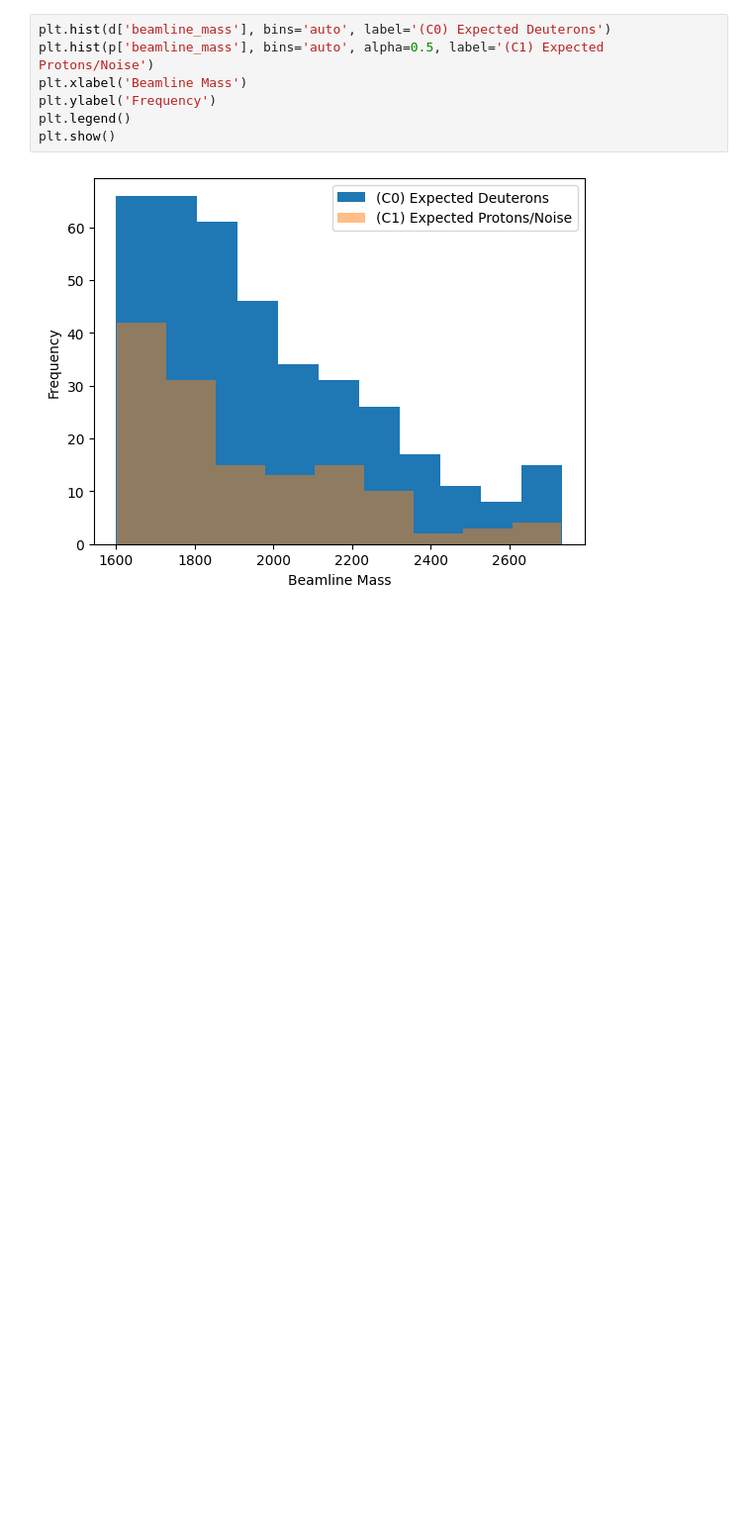
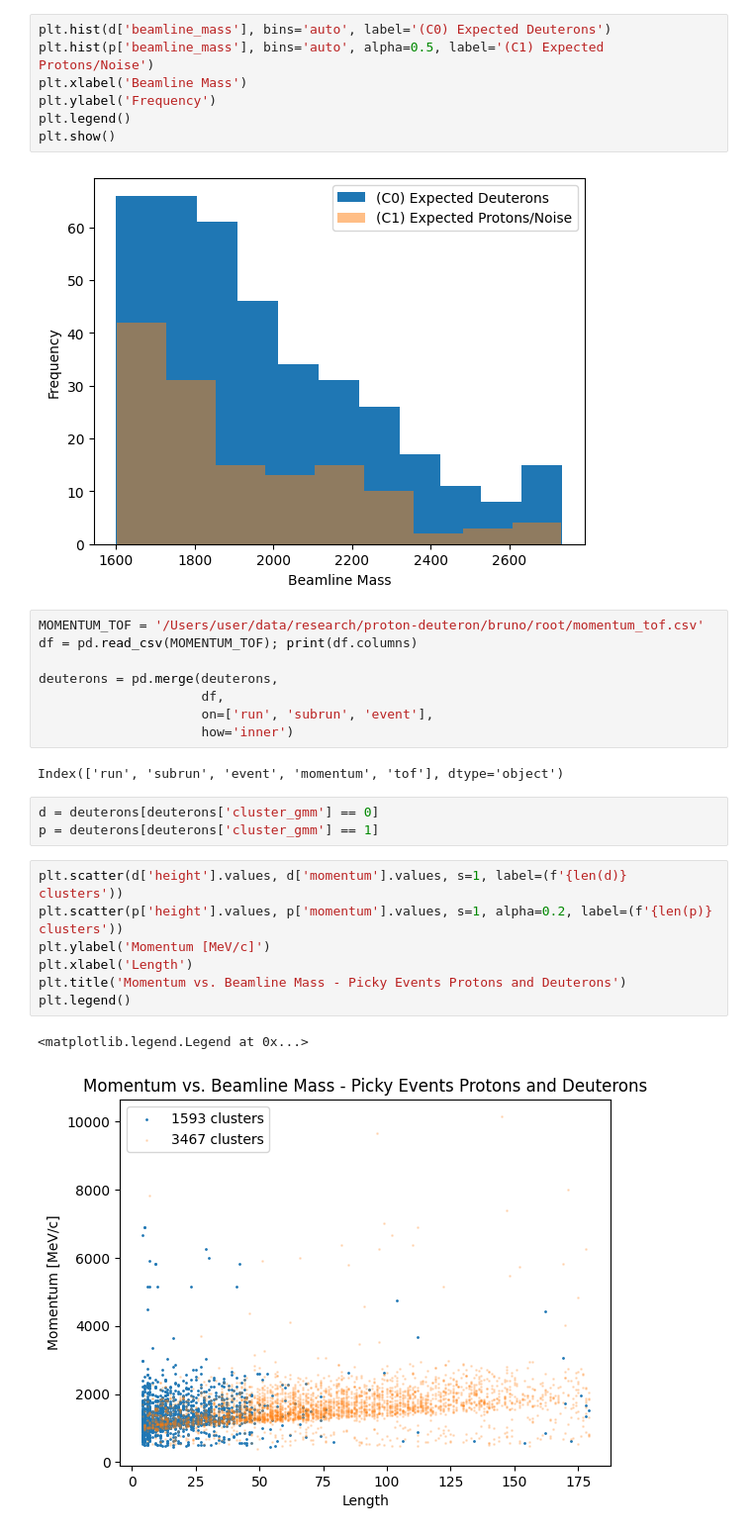
Before and after one commit to mohummudh/proton-deuteron, a Jupyter notebook: notebooks/autoencoder/2dCNN.ipynb, the cells around one changed output. Shown at 99% size. Cells and saved outputs as stored; diff of their text form; blank space fills up the shorter version.

```diff
--- a/notebooks/autoencoder/2dCNN.ipynb
+++ b/notebooks/autoencoder/2dCNN.ipynb
@@ -434,3 +434,26 @@ plt.legend()
 plt.show()
 # %% [output]
 [figure]
+# %%
+MOMENTUM_TOF = '/Users/user/data/research/proton-deuteron/bruno/root/momentum_tof.csv'
+df = pd.read_csv(MOMENTUM_TOF); print(df.columns)
+
+deuterons = pd.merge(deuterons,
+                     df,
+                     on=['run', 'subrun', 'event'],
+                     how='inner')
+# %% [output]
+Index(['run', 'subrun', 'event', 'momentum', 'tof'], dtype='object')
+# %%
+d = deuterons[deuterons['cluster_gmm'] == 0]
+p = deuterons[deuterons['cluster_gmm'] == 1]
+# %%
+plt.scatter(d['height'].values, d['momentum'].values, s=1, label=(f'{len(d)} clusters'))
+plt.scatter(p['height'].values, p['momentum'].values, s=1, alpha=0.2, label=(f'{len(p)} clusters'))
+plt.ylabel('Momentum [MeV/c]')
+plt.xlabel('Length')
+plt.title('Momentum vs. Beamline Mass - Picky Events Protons and Deuterons')
+plt.legend()
+# %% [output]
+<matplotlib.legend.Legend at 0x...>
+[figure, added]
```
Also changed, not shown: parts of 3 cells of this notebook.
